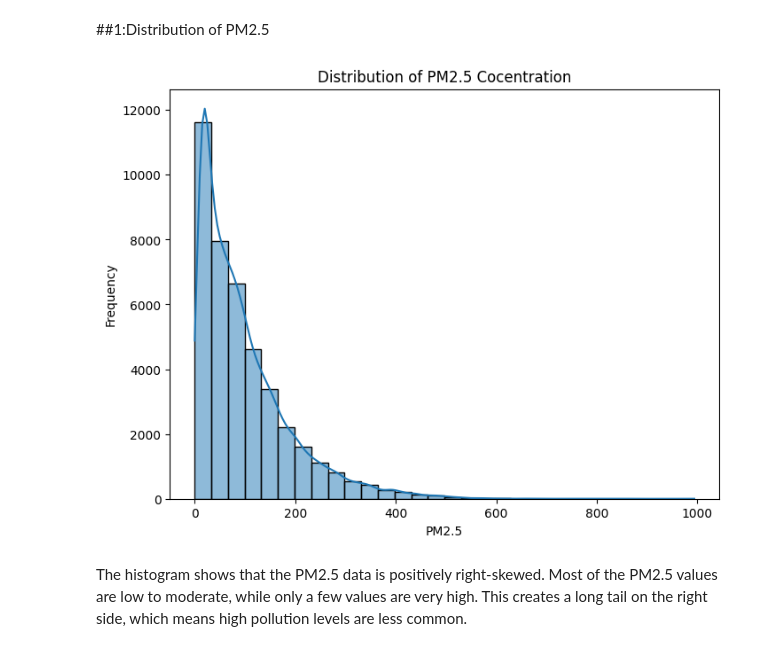
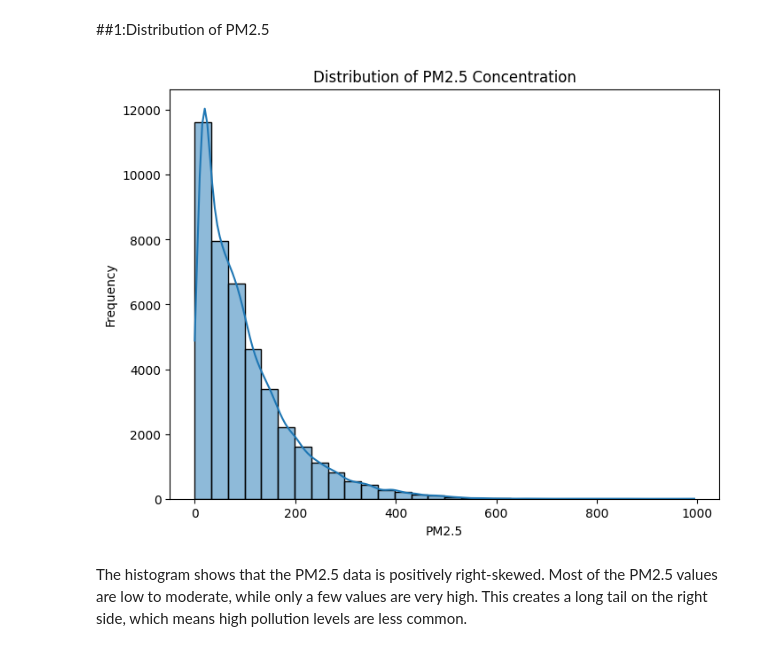
Before and after one commit to np03cs4a240277-alt/Assesment, a Jupyter notebook: BasantaBomjan_2509458_Regression_Task.ipynb, the cells around one changed output. Drawn from its saved outputs; the diff is of its cells as text; code cells hidden in the pictures.

```diff
--- a/BasantaBomjan_2509458_Regression_Task.ipynb
+++ b/BasantaBomjan_2509458_Regression_Task.ipynb
@@ -248,9 +248,11 @@ df_clean.head()
 | 27 | 28 | 2010 | 1 | 2 | 3 | 181.0 | -7 | -5.0 | 1022.0 | SE | 5.36 | ... |
 | 28 | 29 | 2010 | 1 | 2 | 4 | 138.0 | -7 | -5.0 | 1022.0 | SE | 6.25 | ... |
 # %%
-#creating season variable from month
-df_clean["season"] = "winter"
-df_clean.loc[(df_clean["month"] >= 3) & (df_clean["month"] <= 6), "season"] = "spring"
+# Creating season variable from month
+
+df_clean["season"] = "Winter"
+
+df_clean.loc[(df_clean["month"] >= 3) & (df_clean["month"] <= 5), "season"] = "Spring"
 df_clean.loc[(df_clean["month"] >= 6) & (df_clean["month"] <= 8), "season"] = "Summer"
 df_clean.loc[(df_clean["month"] >= 9) & (df_clean["month"] <= 11), "season"] = "Autumn"
 
@@ -308,12 +314,12 @@ number of pm25 outliers is : 1773
 # %%
 plt.figure(figsize=(8, 6))
 sns.histplot(df_clean["pm25"], bins=30, kde=True)
-plt.title("Distribution of PM2.5 Cocentration")
+plt.title("Distribution of PM2.5 Concentration")
 plt.xlabel("PM2.5")
 plt.ylabel("Frequency")
 plt.show()
 # %% [output]
-[figure, old version]
+[figure, new version]
 # %% [markdown]
 The histogram shows that the PM2.5 data is positively right-skewed. Most of the PM2.5 values are low to moderate, while only a few values are very high. This creates a long tail on the right side, which means high pollution levels are less common.
 # %% [markdown]
```
Also changed, not shown: parts of 4 cells of this notebook, 1 other file.
